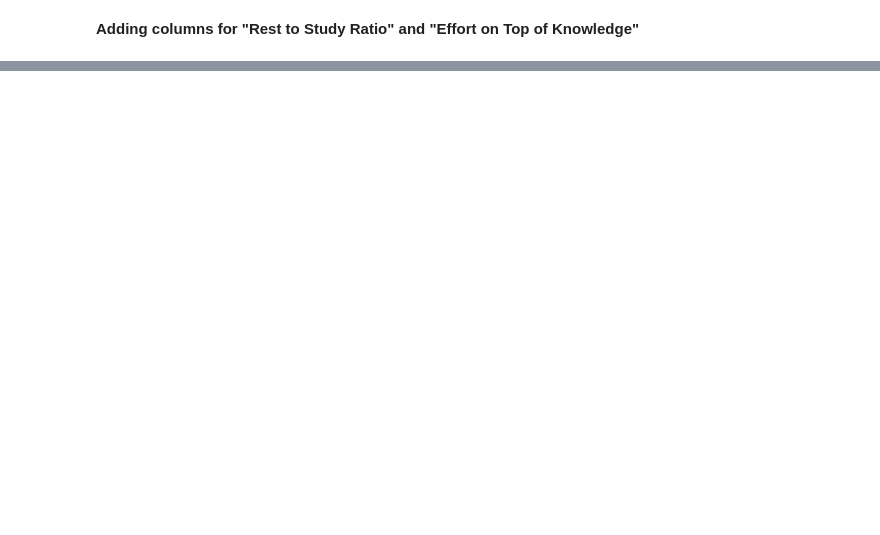
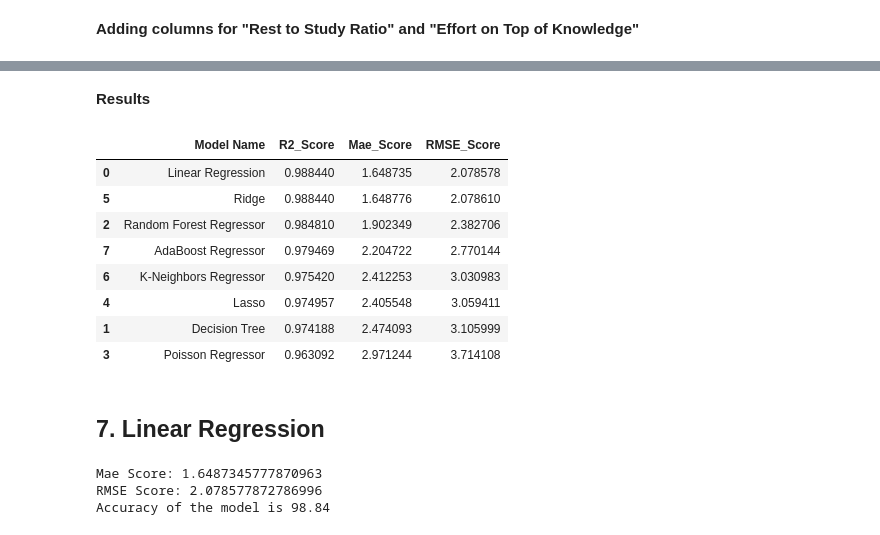
Before and after one commit to Hanna-hk/Student_Performance_ML_project, a Jupyter notebook: notebook/MODEL_TRAINING.ipynb, the cells around one changed output, grey strips where cells are left out. Drawn from its saved outputs; the diff is of its cells as text; code cells hidden in the pictures; blank space fills up the shorter version.

```diff
--- a/notebook/MODEL_TRAINING.ipynb
+++ b/notebook/MODEL_TRAINING.ipynb
@@ -179,0 +202,5 @@ df_extra_attribs = attr_adder.transform(df.values)
+# %%
+num_pipeline = Pipeline([
+    ('attribs_adder', CombinedAttributesAdder()),
+    ('std_scaler', StandardScaler())
+])
@@ -179,0 +304,32 @@ df_extra_attribs = attr_adder.transform(df.values)
+# %% [markdown]
+**Results**
+# %%
+pd.DataFrame(list(zip(model_list, r2_list, mae_list, rmse_list)),
+columns=['Model Name', 'R2_Score', 'Mae_Score', 'RMSE_Score']).sort_values(by=["R2_Score"],ascending=False)
+# %% [output]
+|  | Model Name | R2_Score | Mae_Score | RMSE_Score |
+| 0 | Linear Regression | 0.988440 | 1.648735 | 2.078578 |
+| 5 | Ridge | 0.988440 | 1.648776 | 2.078610 |
+| 2 | Random Forest Regressor | 0.984810 | 1.902349 | 2.382706 |
+| 7 | AdaBoost Regressor | 0.979469 | 2.204722 | 2.770144 |
+| 6 | K-Neighbors Regressor | 0.975420 | 2.412253 | 3.030983 |
+| 4 | Lasso | 0.974957 | 2.405548 | 3.059411 |
+| 1 | Decision Tree | 0.974188 | 2.474093 | 3.105999 |
+| 3 | Poisson Regressor | 0.963092 | 2.971244 | 3.714108 |
+# %% [markdown]
+**7. Linear Regression**
+--
+# %%
+lin_model = LinearRegression(fit_intercept=True)
+lin_model = lin_model.fit(df_prepared, df_labels)
+
+y_pred = lin_model.predict(X_test_prepared)
+
+model_train_mae , model_train_rmse, model_train_r2 = evaluate_model(y_test, y_pred)
+print("Mae Score:", model_train_mae)
+print("RMSE Score:",model_train_rmse)
+print("Accuracy of the model is %.2f" %(model_train_r2*100))
+# %% [output]
+Mae Score: 1.6487345777870963
+RMSE Score: 2.078577872786996
+Accuracy of the model is 98.84
```
Also changed, not shown: parts of 22 cells of this notebook, 1 other file.
